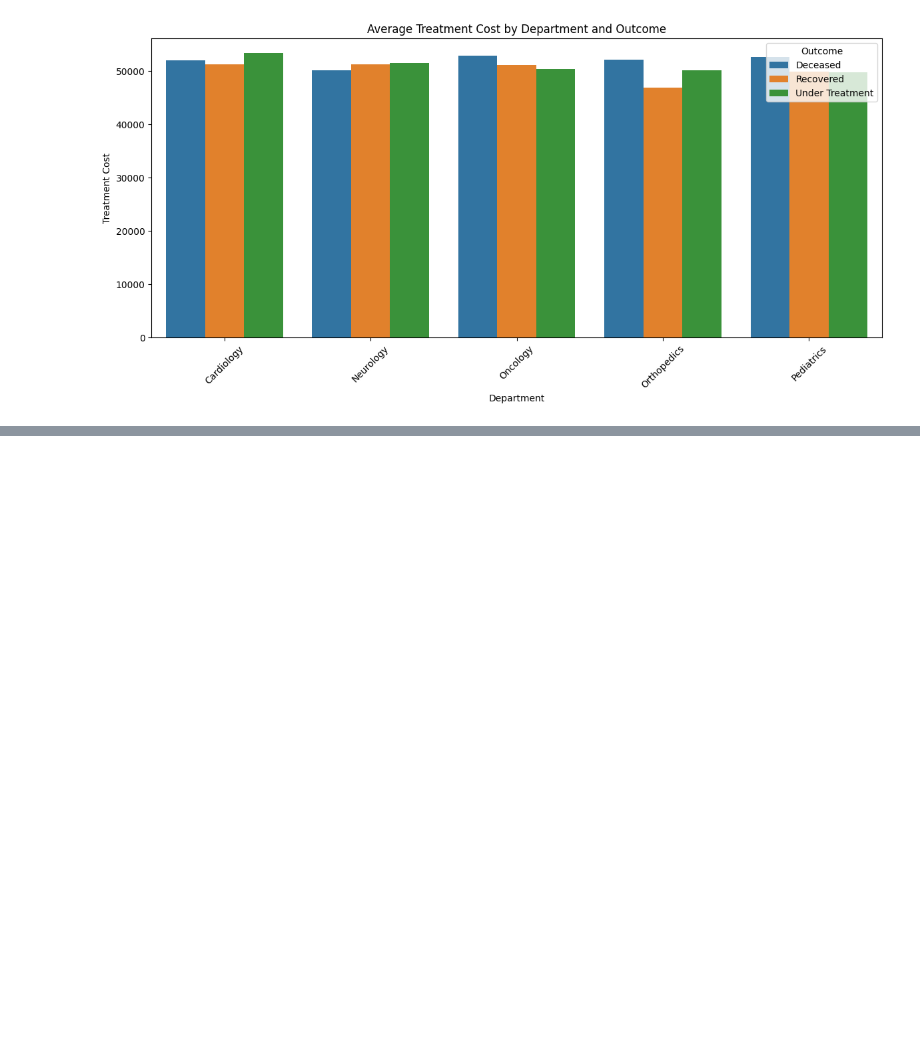
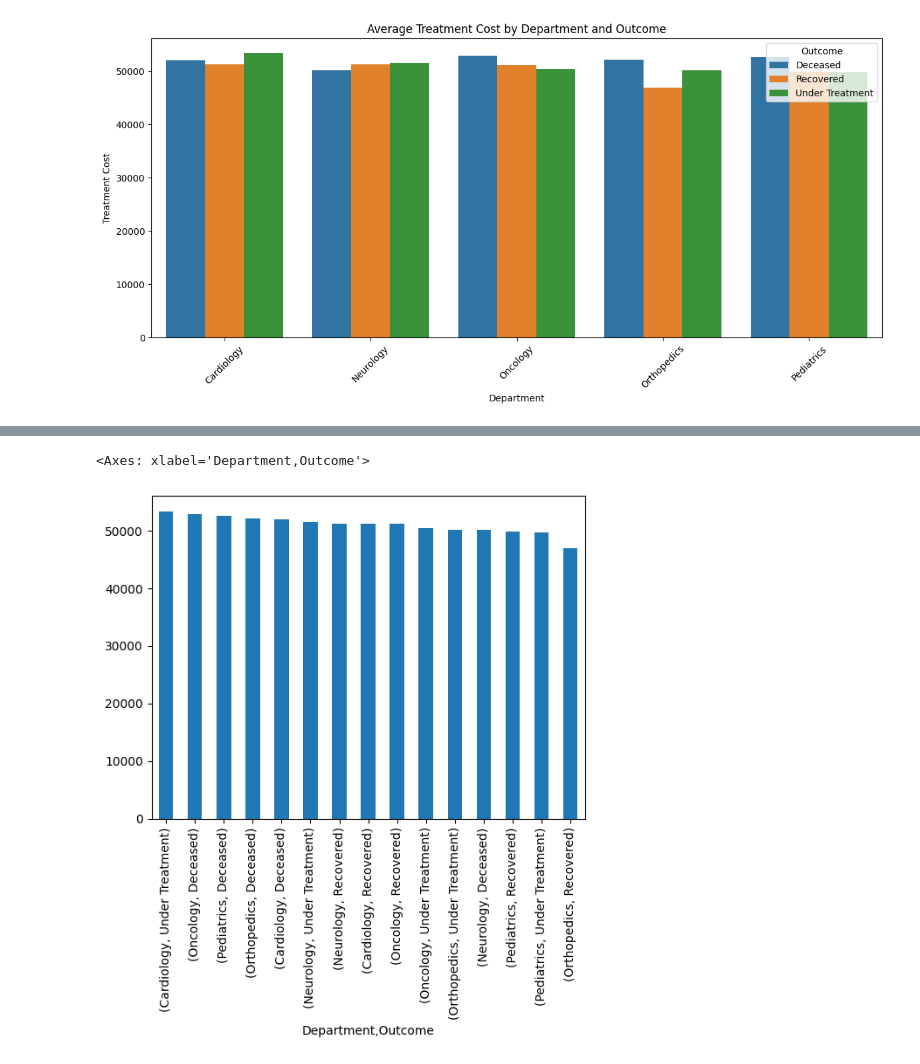
Before and after one commit to Rajaanthonysamy/Interview_Preparation, a Jupyter notebook: HospitalPatients.ipynb, the cells around one changed output, grey strips where cells are left out. Drawn from its saved outputs; the diff is of its cells as text; code cells hidden in the pictures; blank space fills up the shorter version.

```diff
--- a/HospitalPatients.ipynb
+++ b/HospitalPatients.ipynb
@@ -1001,0 +1121,5 @@ plt.show()
+# %%
+df.groupby(["Department","Outcome"])["Treatment Cost"].mean().sort_values(ascending=False).plot(kind="bar")
+# %% [output]
+<Axes: xlabel='Department,Outcome'>
+[figure, added]
```
Also changed, not shown: parts of 8 cells of this notebook.
